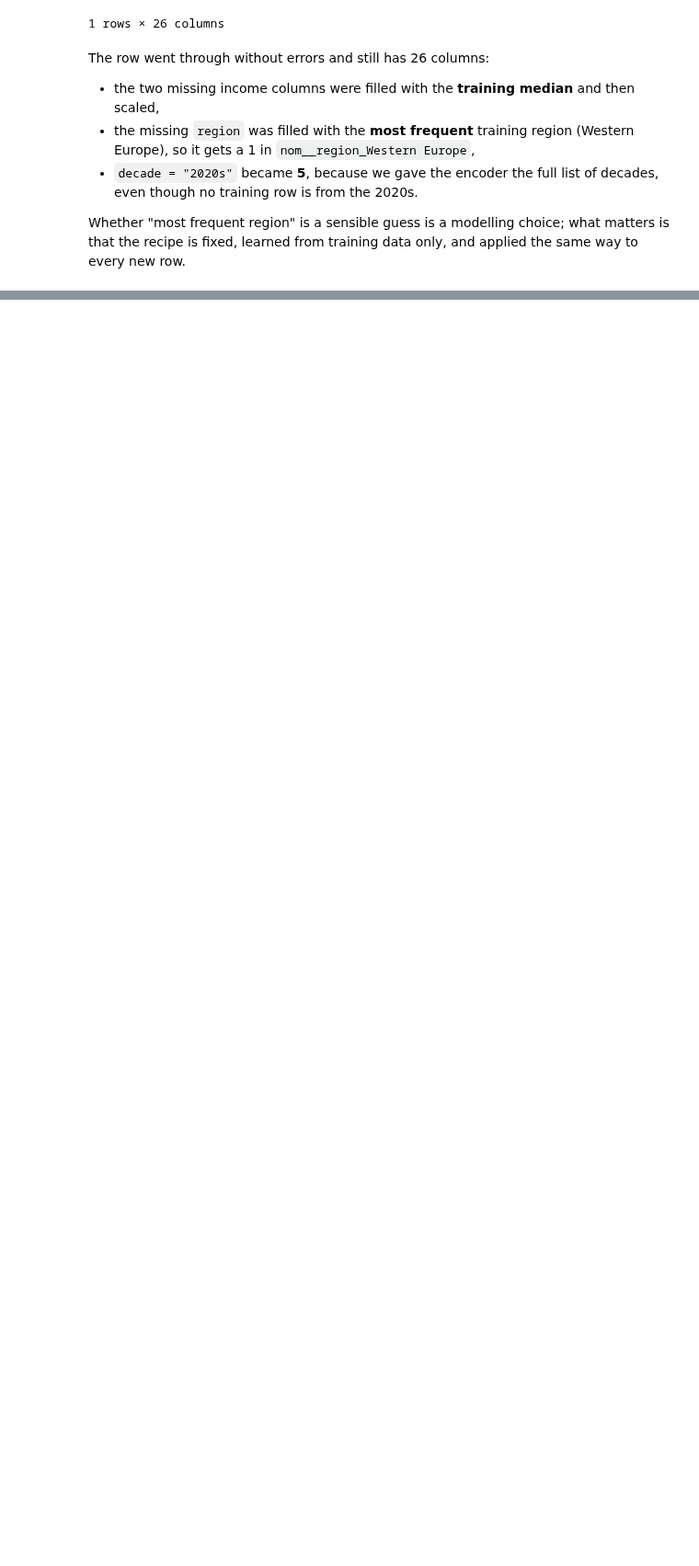
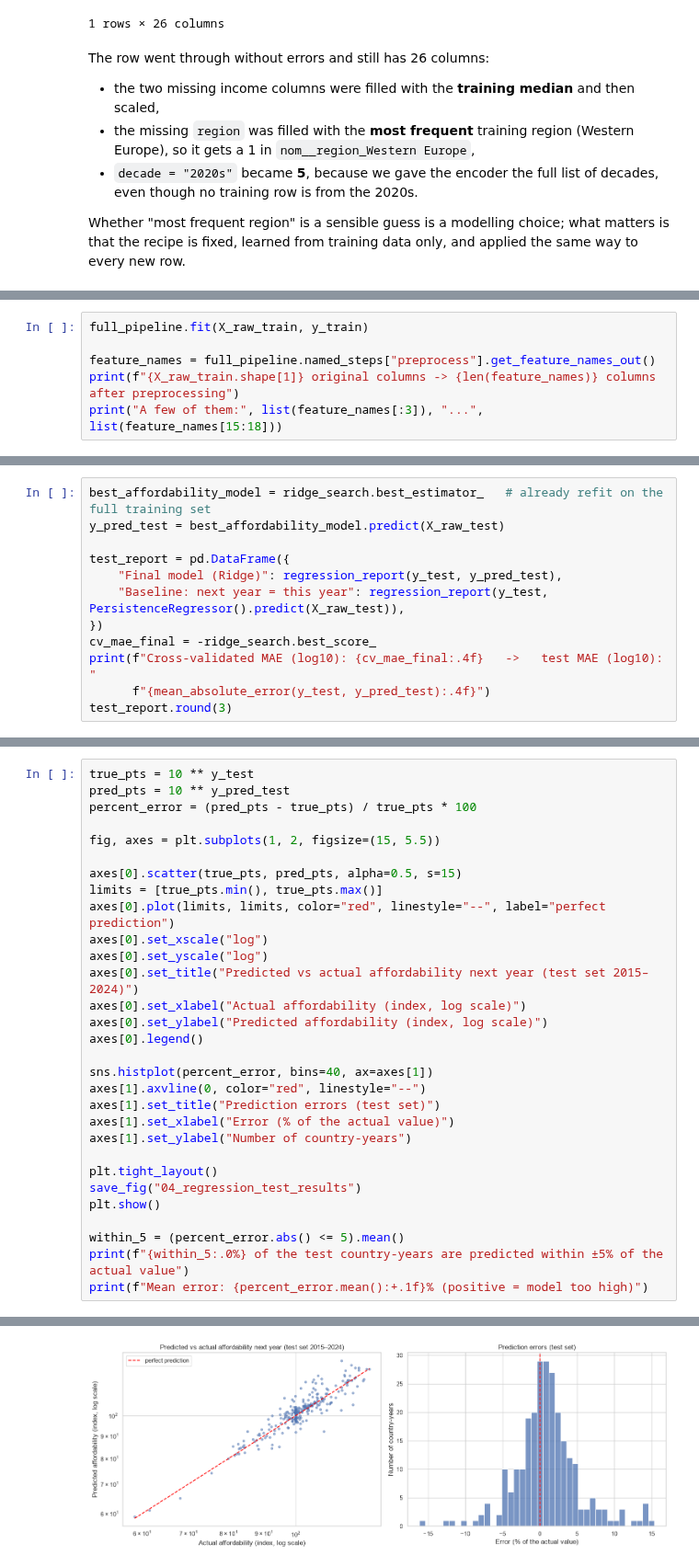
Before and after one commit to iaac-maai/Group8-day1-assignment, a Jupyter notebook: notebook/Day2_models.ipynb, the cells around one changed output, grey strips where cells are left out. Shown at 92% size. Cells and saved outputs as stored; diff of their text form; blank space fills up the shorter version.

```diff
--- a/notebook/Day2_models.ipynb
+++ b/notebook/Day2_models.ipynb
@@ -1129,0 +1158,6 @@ Whether "most frequent region" is a sensible guess is a modelling choice; what m
+# %%
+full_pipeline.fit(X_raw_train, y_train)
+
+feature_names = full_pipeline.named_steps["preprocess"].get_feature_names_out()
+print(f"{X_raw_train.shape[1]} original columns -> {len(feature_names)} columns after preprocessing")
+print("A few of them:", list(feature_names[:3]), "...", list(feature_names[15:18]))
@@ -1129,0 +1705,12 @@ Whether "most frequent region" is a sensible guess is a modelling choice; what m
+# %%
+best_affordability_model = ridge_search.best_estimator_   # already refit on the full training set
+y_pred_test = best_affordability_model.predict(X_raw_test)
+
+test_report = pd.DataFrame({
+    "Final model (Ridge)": regression_report(y_test, y_pred_test),
+    "Baseline: next year = this year": regression_report(y_test, PersistenceRegressor().predict(X_raw_test)),
+})
+cv_mae_final = -ridge_search.best_score_
+print(f"Cross-validated MAE (log10): {cv_mae_final:.4f}   ->   test MAE (log10): "
+      f"{mean_absolute_error(y_test, y_pred_test):.4f}")
+test_report.round(3)
@@ -1129,0 +1732,31 @@ Whether "most frequent region" is a sensible guess is a modelling choice; what m
+# %%
+true_pts = 10 ** y_test
+pred_pts = 10 ** y_pred_test
+percent_error = (pred_pts - true_pts) / true_pts * 100
+
+fig, axes = plt.subplots(1, 2, figsize=(15, 5.5))
+
+axes[0].scatter(true_pts, pred_pts, alpha=0.5, s=15)
+limits = [true_pts.min(), true_pts.max()]
+axes[0].plot(limits, limits, color="red", linestyle="--", label="perfect prediction")
+axes[0].set_xscale("log")
+axes[0].set_yscale("log")
+axes[0].set_title("Predicted vs actual affordability next year (test set 2015–2024)")
+axes[0].set_xlabel("Actual affordability (index, log scale)")
+axes[0].set_ylabel("Predicted affordability (index, log scale)")
+axes[0].legend()
+
+sns.histplot(percent_error, bins=40, ax=axes[1])
+axes[1].axvline(0, color="red", linestyle="--")
+axes[1].set_title("Prediction errors (test set)")
+axes[1].set_xlabel("Error (% of the actual value)")
+axes[1].set_ylabel("Number of country-years")
+
+plt.tight_layout()
+save_fig("04_regression_test_results")
+plt.show()
+
+within_5 = (percent_error.abs() <= 5).mean()
+print(f"{within_5:.0%} of the test country-years are predicted within ±5% of the actual value")
+print(f"Mean error: {percent_error.mean():+.1f}% (positive = model too high)")
+# %% [output]
@@ -1129,0 +1764 @@ Whether "most frequent region" is a sensible guess is a modelling choice; what m
+[figure, added]
```
Also changed, not shown: parts of 75 cells of this notebook, 10 other files.
